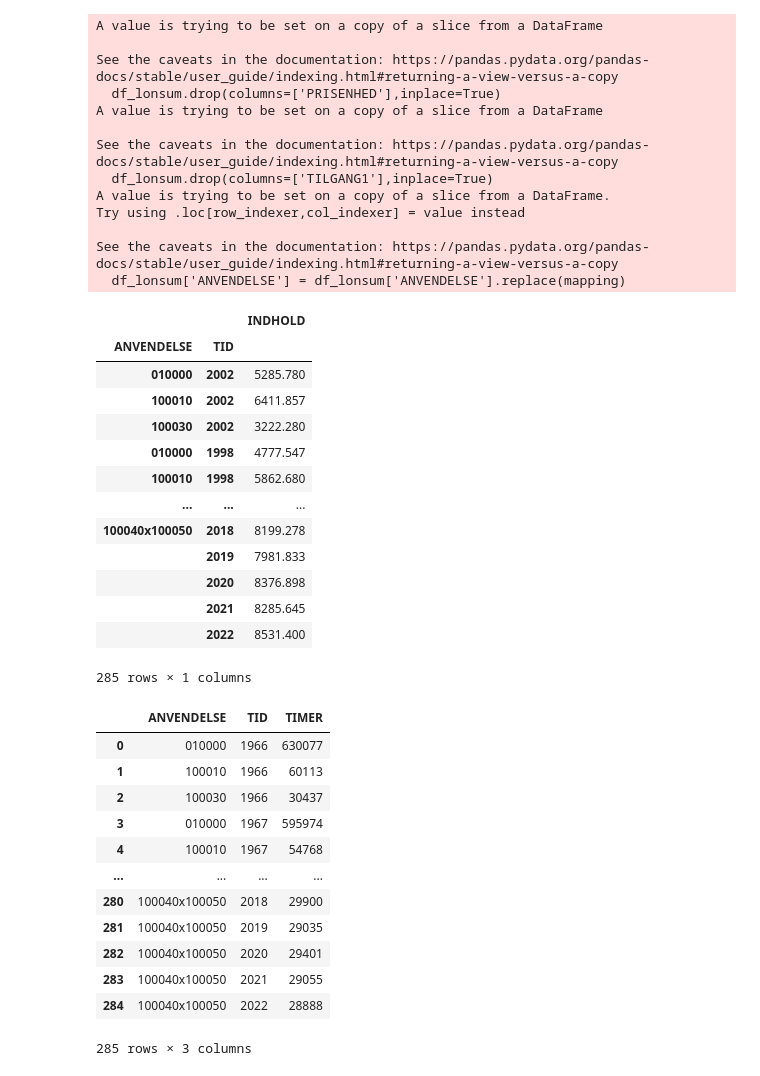
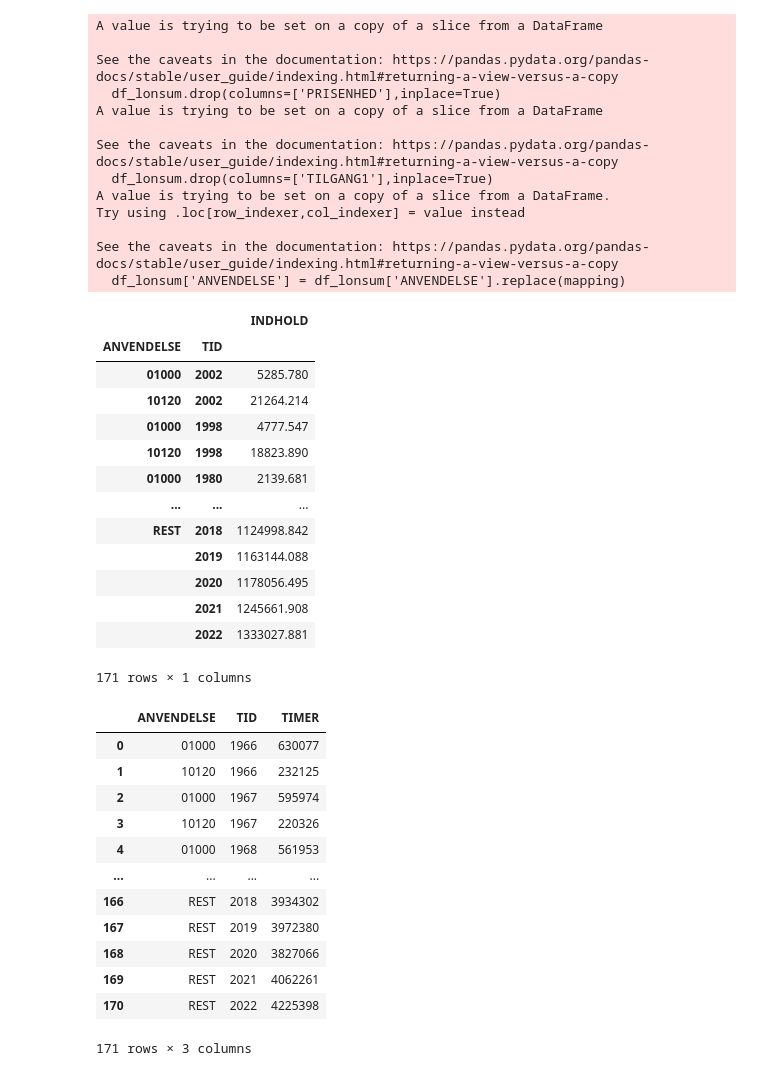
Before and after one commit to PeterStephensen/LandbrugHistorieKalibrering, a Jupyter notebook: Data/Nationalregnskab/Omregning_Lon_timer.ipynb, the cells around one changed output. Saved outputs shown, nothing was run; the diff lists cells and outputs as text; code cells hidden in the pictures.

```diff
--- a/Data/Nationalregnskab/Lon_timer.ipynb
+++ b/Data/Nationalregnskab/Omregning_Lon_timer.ipynb
@@ -3,8 +3,8 @@ import pandas as pd
 import numpy as np
 
 # Indlæs filen
-df_input = pd.read_csv('Data/input_landbrugsdata.csv')
-df_timer = pd.read_csv('Data/Lontimer_landbrugsdata.csv')
+df_input = pd.read_csv('Data69/input_landbrugsdata.csv')
+df_timer = pd.read_csv('Data69/Lontimer_landbrugsdata.csv')
 #filter for løbende priser og foregående års priser
 df_lonsum = df_input.loc[(df_input['TILGANG1'] == 'Aflønning af ansatte') &
                          (df_input['PRISENHED'] == 'Løbende priser')]
@@ -15,13 +15,10 @@ df_lonsum.drop(columns=['TILGANG1'],inplace=True)
 df_timer.drop(columns=['SOCIO'],inplace=True)
 
 mapping = {
-    '010000 Landbrug og gartneri': '010000',
-    '010000 Landbrug og gartneri- (Anvendelse)': '010000',
-    '100010 Slagterier': '100010',
-    '100010 Slagterier- (Anvendelse)': '100010',
-    '100030 Mejerier': '100030',
-    '100030 Mejerier- (Anvendelse)': '100030',
-    '100040x100050 Anden fødevareindustri (100040, 100050)': '100040x100050',
+    '01000 Landbrug og gartneri': '01000',
+    '01000 Landbrug og gartneri- (Anvendelse)': '01000',
+    '10120 Føde-, drikke- og tobaksvareindustri': '10120',
+    '10120 Føde-, drikke- og tobaksvareindustri- (Anvendelse)': '10120',
     'REST_TILGANG Øvrige brancher': 'REST',
     'REST_ANVENDELSE Øvrige brancher': 'REST'
 }
@@ -53,40 +50,40 @@ See the caveats in the documentation: https://pandas.pydata.org/pandas-docs/stab
   df_lonsum['ANVENDELSE'] = df_lonsum['ANVENDELSE'].replace(mapping)
 |  |  | INDHOLD |
 | ANVENDELSE | TID |  |
-| 010000 | 2002 | 5285.780 |
-| 100010 | 2002 | 6411.857 |
-| 100030 | 2002 | 3222.280 |
-| 010000 | 1998 | 4777.547 |
-| 100010 | 1998 | 5862.680 |
+| 01000 | 2002 | 5285.780 |
+| 10120 | 2002 | 21264.214 |
+| 01000 | 1998 | 4777.547 |
+| 10120 | 1998 | 18823.890 |
+| 01000 | 1980 | 2139.681 |
 | ... | ... | ... |
-| 100040x100050 | 2018 | 8199.278 |
-|  | 2019 | 7981.833 |
-|  | 2020 | 8376.898 |
-|  | 2021 | 8285.645 |
-|  | 2022 | 8531.400 |
+| REST | 2018 | 1124998.842 |
+|  | 2019 | 1163144.088 |
+|  | 2020 | 1178056.495 |
+|  | 2021 | 1245661.908 |
+|  | 2022 | 1333027.881 |
-285 rows × 1 columns
+171 rows × 1 columns
 # %%
 # Sørg for at index-navnene er identiske, ellers kan Pandas brokke sig ved division
 df_timer.index.names = ['ANVENDELSE', 'TID']
 df_timer_output = df_timer.reset_index()
 df_timer_output.columns = ['ANVENDELSE', 'TID', 'TIMER']
 # 4. Gem til CSV
-df_timer_output.to_csv('Data/Timer_landbrugsdata.csv', index=False)
+df_timer_output.to_csv('Data69/Timer_landbrugsdata.csv', index=False)
 df_timer_output
 # %% [output]
 |  | ANVENDELSE | TID | TIMER |
-| 0 | 010000 | 1966 | 630077 |
-| 1 | 100010 | 1966 | 60113 |
-| 2 | 100030 | 1966 | 30437 |
-| 3 | 010000 | 1967 | 595974 |
-| 4 | 100010 | 1967 | 54768 |
+| 0 | 01000 | 1966 | 630077 |
+| 1 | 10120 | 1966 | 232125 |
+| 2 | 01000 | 1967 | 595974 |
+| 3 | 10120 | 1967 | 220326 |
+| 4 | 01000 | 1968 | 561953 |
 | ... | ... | ... | ... |
-| 280 | 100040x100050 | 2018 | 29900 |
-| 281 | 100040x100050 | 2019 | 29035 |
-| 282 | 100040x100050 | 2020 | 29401 |
-| 283 | 100040x100050 | 2021 | 29055 |
-| 284 | 100040x100050 | 2022 | 28888 |
+| 166 | REST | 2018 | 3934302 |
+| 167 | REST | 2019 | 3972380 |
+| 168 | REST | 2020 | 3827066 |
+| 169 | REST | 2021 | 4062261 |
+| 170 | REST | 2022 | 4225398 |
-285 rows × 3 columns
+171 rows × 3 columns
 # %%
 # 1. Udfør divisionen specifikt på 'INDHOLD' kolonnerne
 df_timelon = df_lonsum['INDHOLD'] / (df_timer['INDHOLD'] / 1000)
```
Also changed, not shown: parts of 1 cell of this notebook, 24 other files.
